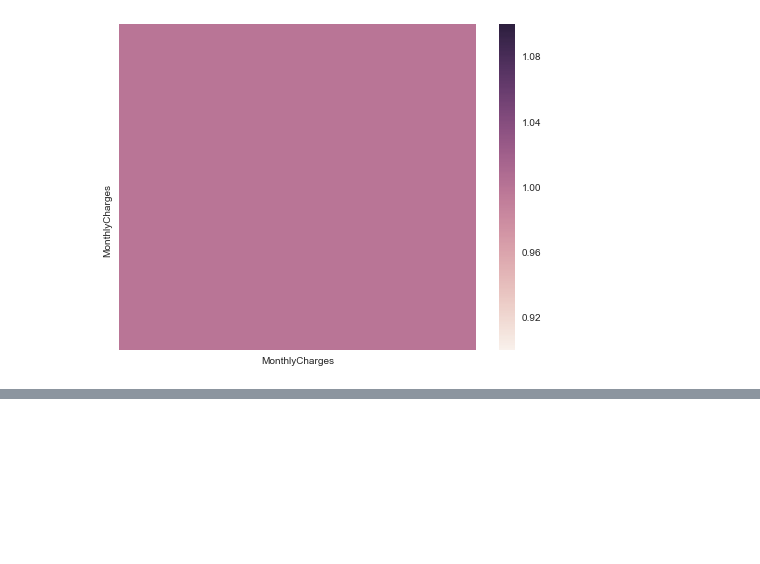
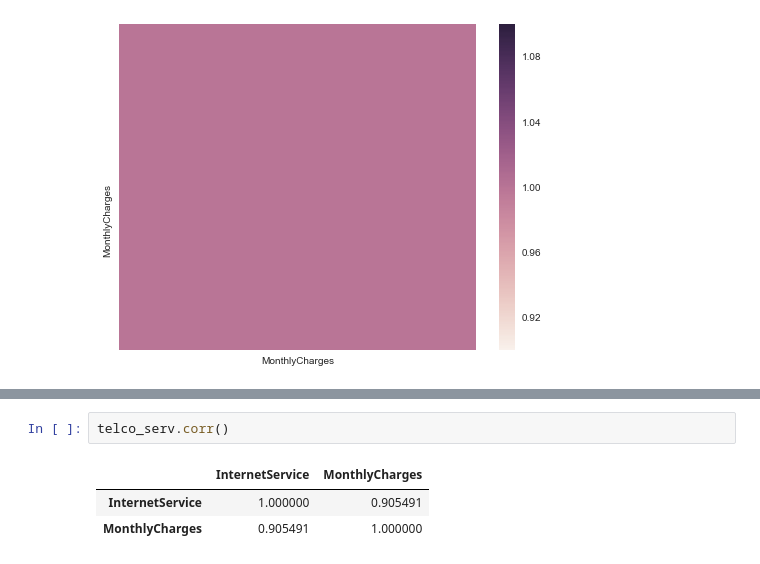
Before and after one commit to mkrijal/Assignment1, a Jupyter notebook: Test3.ipynb, the cells around one changed output, grey strips where cells are left out. Drawn from its saved outputs; the diff is of its cells as text; blank space fills up the shorter version.

```diff
--- a/Test3.ipynb
+++ b/Test3.ipynb
@@ -114,0 +148,6 @@ sns.heatmap(telco_serv.corr())
+# %%
+telco_serv.corr()
+# %% [output]
+|  | InternetService | MonthlyCharges |
+| InternetService | 1.000000 | 0.905491 |
+| MonthlyCharges | 0.905491 | 1.000000 |
```
Also changed, not shown: parts of 5 cells of this notebook.
